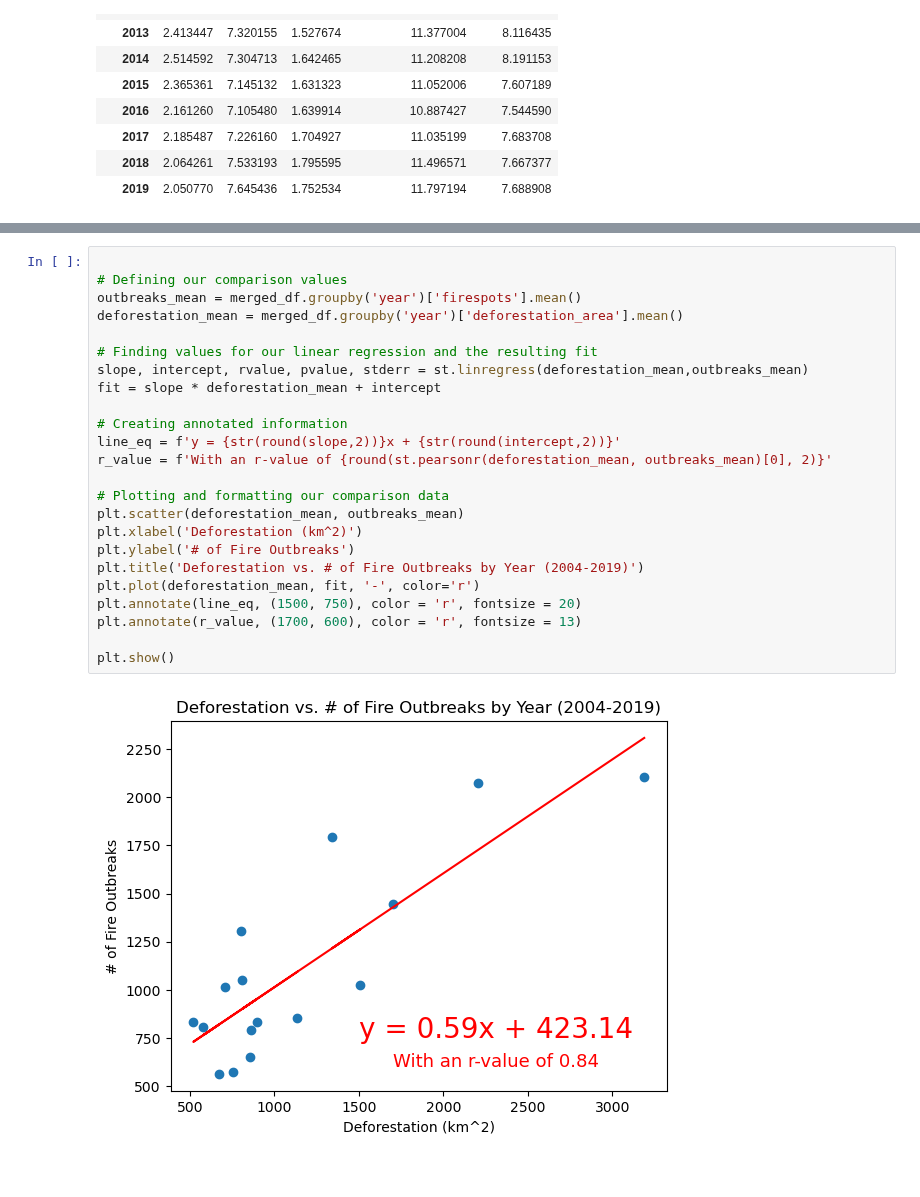
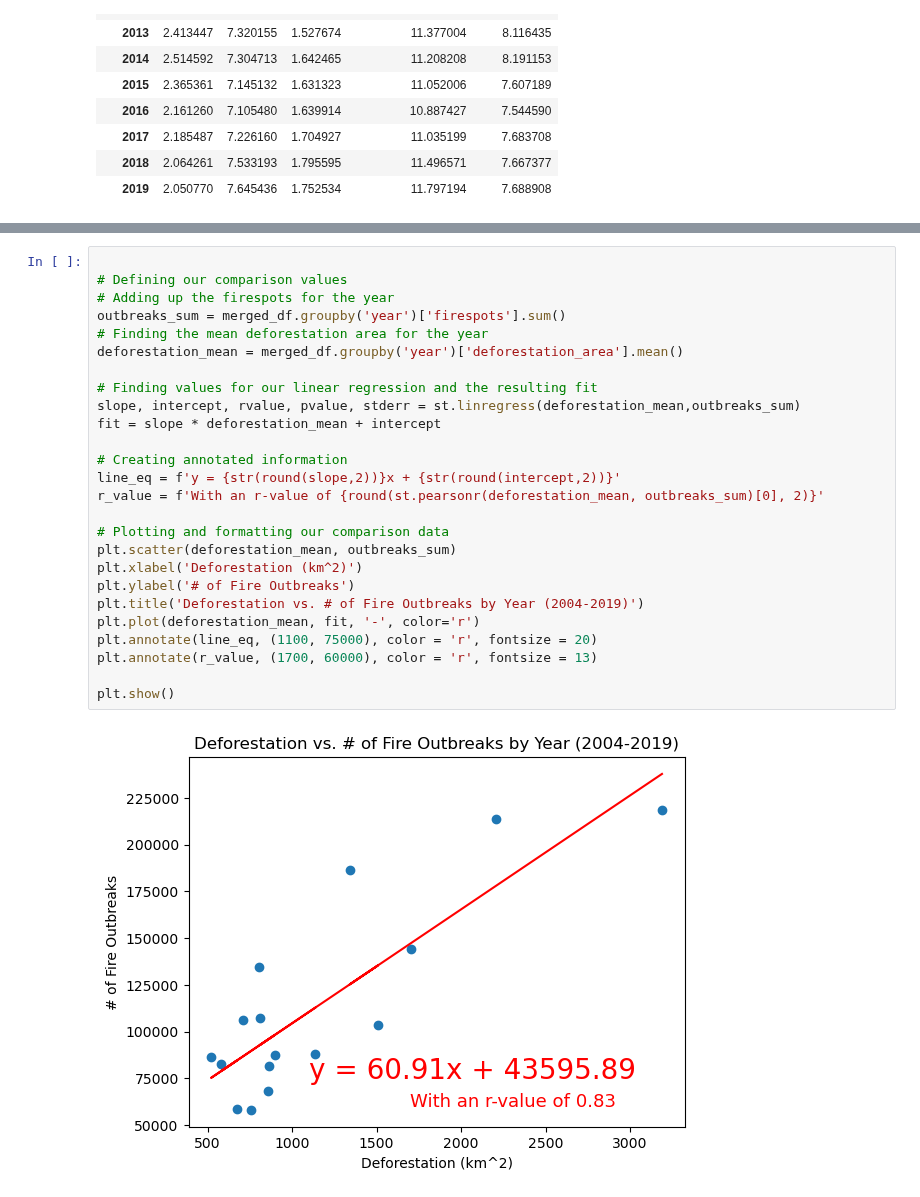
Before and after one commit to Xthe23/Amazon-Deforestation-and-CO2-Emissions, a Jupyter notebook: main.ipynb, the cells around one changed output, grey strips where cells are left out. Cells and saved outputs as stored; diff of their text form.

Commit message:
Updated: outbreaks_mean to outbreaks_sum for more uniform data

```diff
--- a/main.ipynb
+++ b/main.ipynb
@@ -180,26 +180,28 @@ fire_outbreak_plot
 # %%
 
 # Defining our comparison values
-outbreaks_mean = merged_df.groupby('year')['firespots'].mean()
+# Adding up the firespots for the year
+outbreaks_sum = merged_df.groupby('year')['firespots'].sum()
+# Finding the mean deforestation area for the year
 deforestation_mean = merged_df.groupby('year')['deforestation_area'].mean()
 
 # Finding values for our linear regression and the resulting fit
-slope, intercept, rvalue, pvalue, stderr = st.linregress(deforestation_mean,outbreaks_mean)
+slope, intercept, rvalue, pvalue, stderr = st.linregress(deforestation_mean,outbreaks_sum)
 fit = slope * deforestation_mean + intercept
 
 # Creating annotated information
 line_eq = f'y = {str(round(slope,2))}x + {str(round(intercept,2))}'
-r_value = f'With an r-value of {round(st.pearsonr(deforestation_mean, outbreaks_mean)[0], 2)}'
+r_value = f'With an r-value of {round(st.pearsonr(deforestation_mean, outbreaks_sum)[0], 2)}'
 
 # Plotting and formatting our comparison data
-plt.scatter(deforestation_mean, outbreaks_mean)
+plt.scatter(deforestation_mean, outbreaks_sum)
 plt.xlabel('Deforestation (km^2)')
 plt.ylabel('# of Fire Outbreaks')
 plt.title('Deforestation vs. # of Fire Outbreaks by Year (2004-2019)')
 plt.plot(deforestation_mean, fit, '-', color='r')
-plt.annotate(line_eq, (1500, 750), color = 'r', fontsize = 20)
-plt.annotate(r_value, (1700, 600), color = 'r', fontsize = 13)
+plt.annotate(line_eq, (1100, 75000), color = 'r', fontsize = 20)
+plt.annotate(r_value, (1700, 60000), color = 'r', fontsize = 13)
 
 plt.show()
 # %% [output]
-[figure, old version]
+[figure, new version]
```
